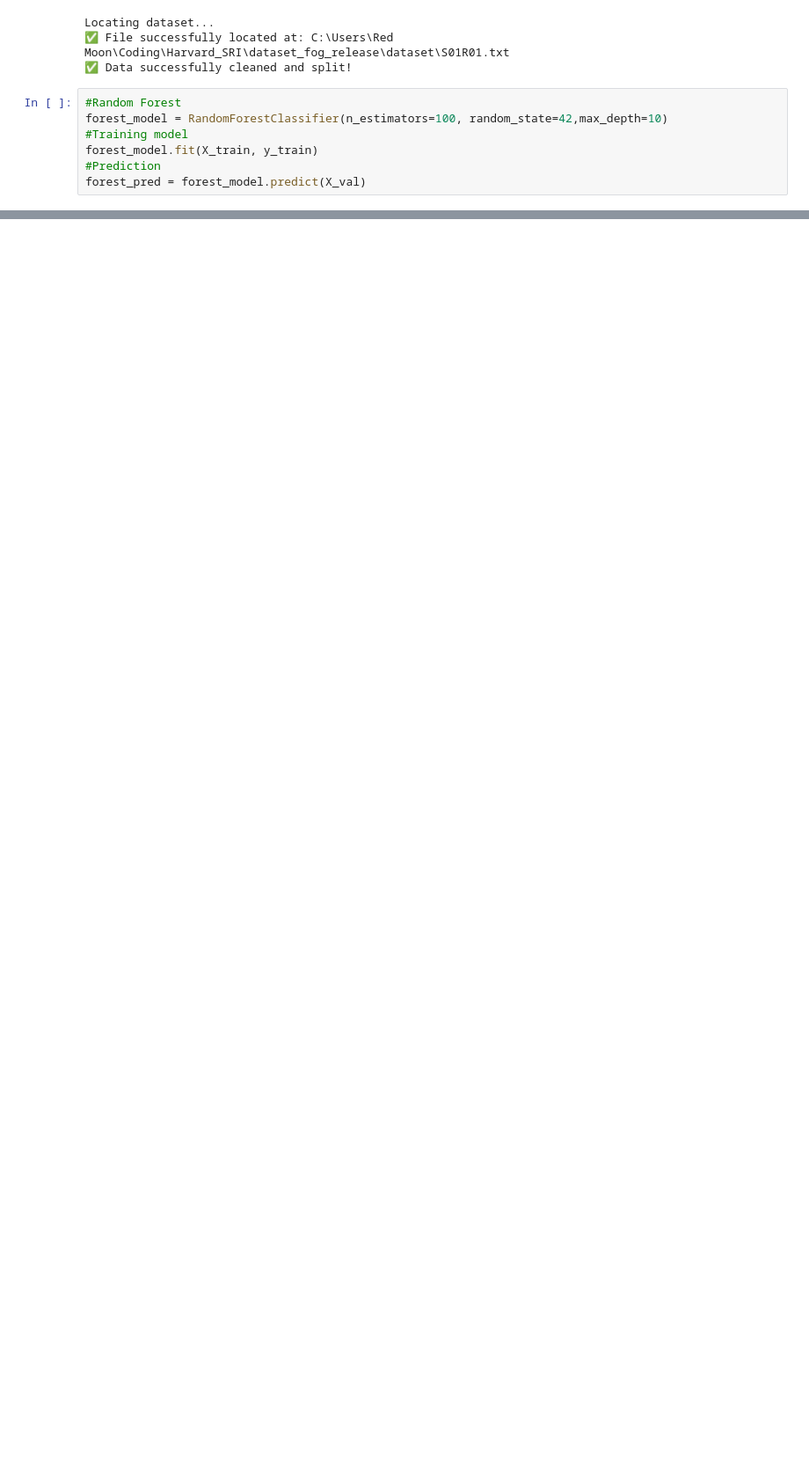
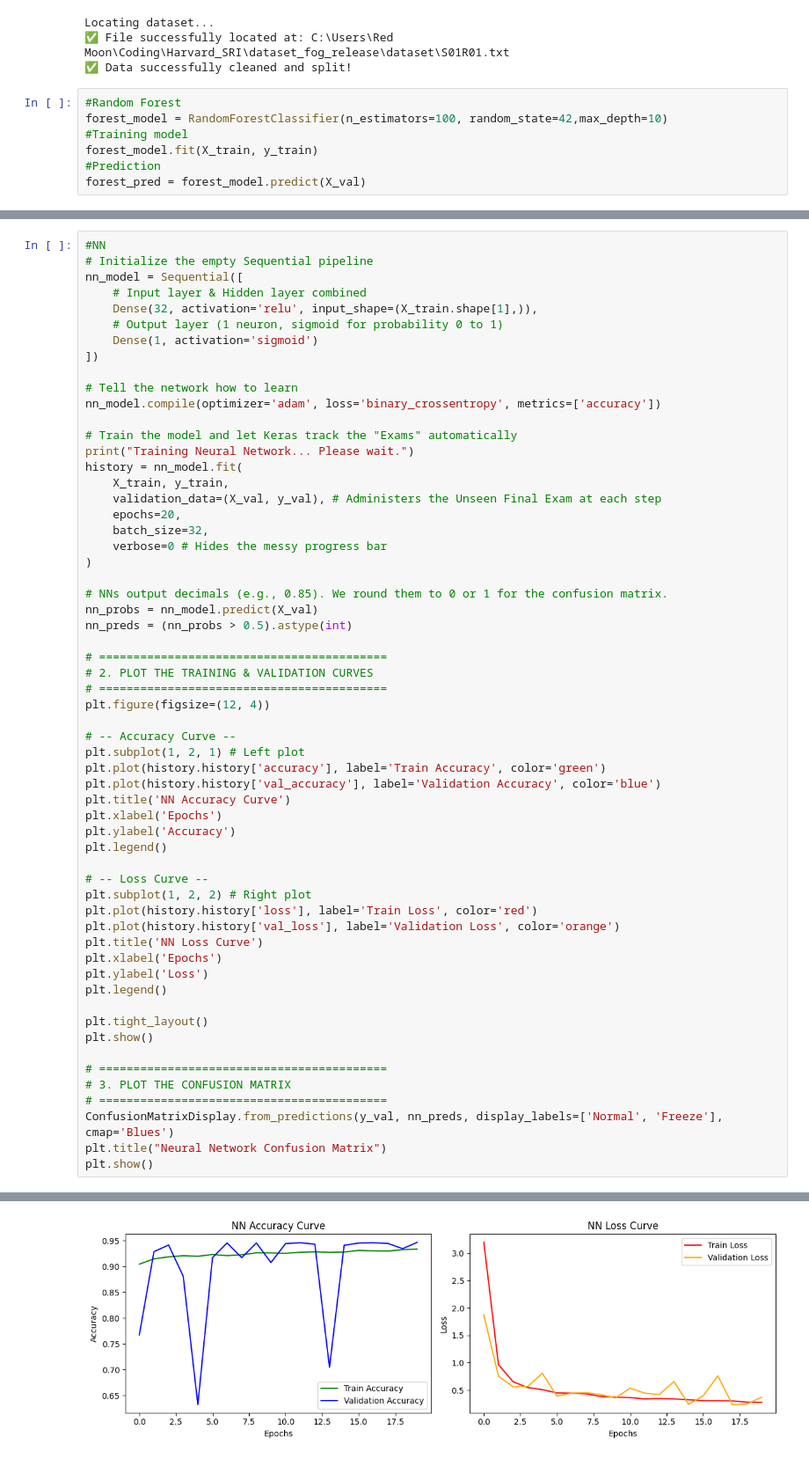
Before and after one commit to Negetsu/Harvard_SRI, a Jupyter notebook: Week5.ipynb, the cells around one changed output, grey strips where cells are left out. Shown at 88% size. Saved outputs shown, nothing was run; the diff lists cells and outputs as text; blank space fills up the shorter version.

```diff
--- a/Week5.ipynb
+++ b/Week5.ipynb
@@ -78,0 +99,60 @@ forest_pred = forest_model.predict(X_val)
+# %%
+#NN
+# Initialize the empty Sequential pipeline
+nn_model = Sequential([
+    # Input layer & Hidden layer combined
+    Dense(32, activation='relu', input_shape=(X_train.shape[1],)),
+    # Output layer (1 neuron, sigmoid for probability 0 to 1)
+    Dense(1, activation='sigmoid')
+])
+
+# Tell the network how to learn
+nn_model.compile(optimizer='adam', loss='binary_crossentropy', metrics=['accuracy'])
+
+# Train the model and let Keras track the "Exams" automatically
+print("Training Neural Network... Please wait.")
+history = nn_model.fit(
+    X_train, y_train,
+    validation_data=(X_val, y_val), # Administers the Unseen Final Exam at each step
+    epochs=20,
+    batch_size=32,
+    verbose=0 # Hides the messy progress bar
+)
+
+# NNs output decimals (e.g., 0.85). We round them to 0 or 1 for the confusion matrix.
+nn_probs = nn_model.predict(X_val)
+nn_preds = (nn_probs > 0.5).astype(int)
+
+# ==========================================
+# 2. PLOT THE TRAINING & VALIDATION CURVES
+# ==========================================
+plt.figure(figsize=(12, 4))
+
+# -- Accuracy Curve --
+plt.subplot(1, 2, 1) # Left plot
+plt.plot(history.history['accuracy'], label='Train Accuracy', color='green')
+plt.plot(history.history['val_accuracy'], label='Validation Accuracy', color='blue')
+plt.title('NN Accuracy Curve')
+plt.xlabel('Epochs')
+plt.ylabel('Accuracy')
+plt.legend()
+
+# -- Loss Curve --
+plt.subplot(1, 2, 2) # Right plot
+plt.plot(history.history['loss'], label='Train Loss', color='red')
+plt.plot(history.history['val_loss'], label='Validation Loss', color='orange')
+plt.title('NN Loss Curve')
+plt.xlabel('Epochs')
+plt.ylabel('Loss')
+plt.legend()
+
+plt.tight_layout()
+plt.show()
+
+# ==========================================
+# 3. PLOT THE CONFUSION MATRIX
+# ==========================================
+ConfusionMatrixDisplay.from_predictions(y_val, nn_preds, display_labels=['Normal', 'Freeze'], cmap='Blues')
+plt.title("Neural Network Confusion Matrix")
+plt.show()
+# %% [output]
@@ -78,0 +161 @@ forest_pred = forest_model.predict(X_val)
+[figure, added]
```
Also changed, not shown: parts of 3 cells of this notebook.
